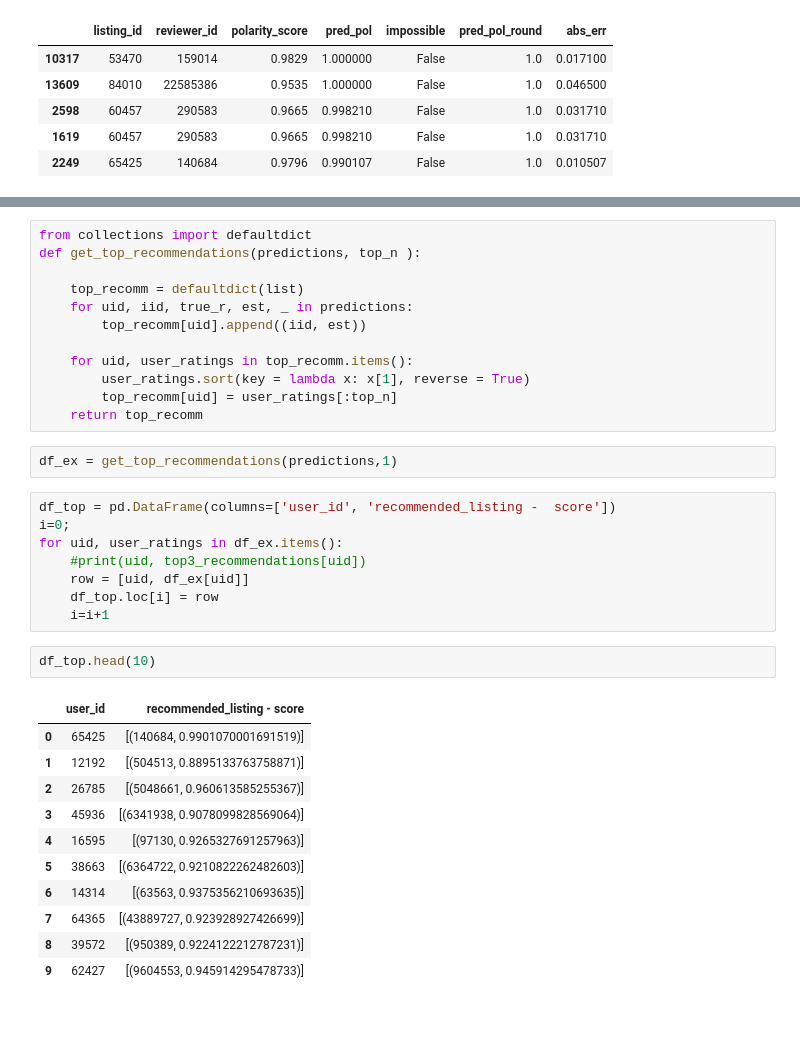
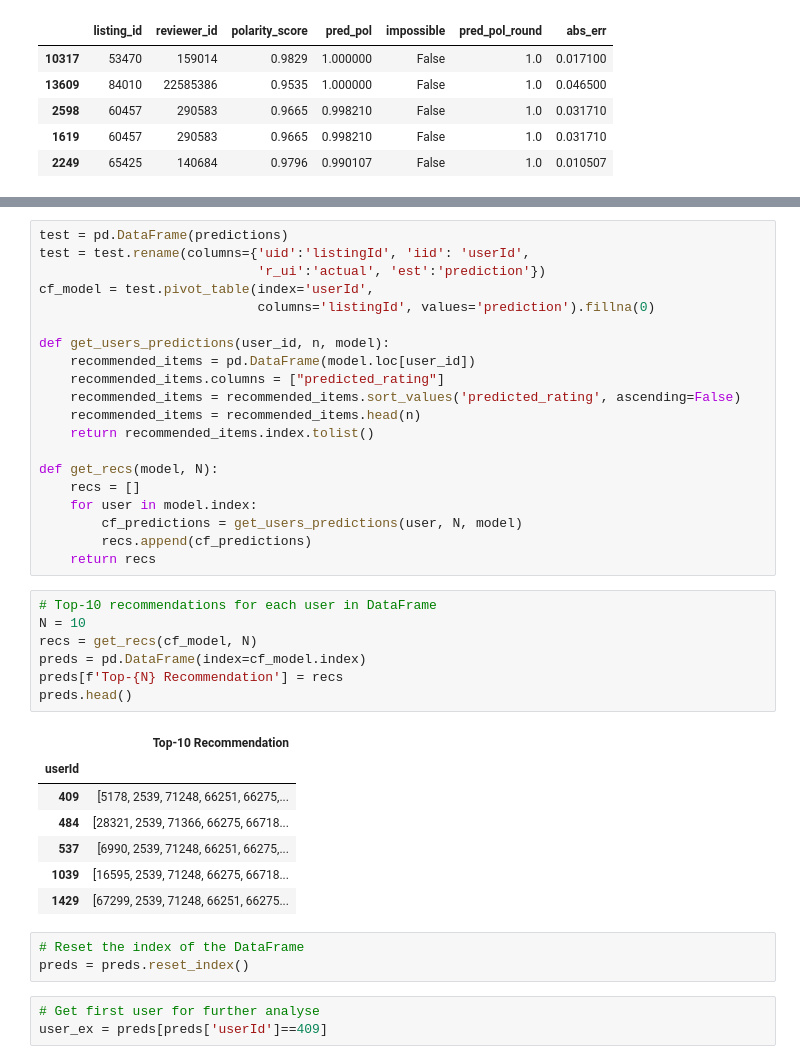
Before and after one commit to kamalova/Airbnb-Recommendation-Engine-NLP, a Jupyter notebook: notebooks/Recommendation_Engine.ipynb, the cells around one changed output, grey strips where cells are left out. Cells and saved outputs as stored; diff of their text form; blank space fills up the shorter version.

```diff
--- a/notebooks/Recommendation_Engine.ipynb
+++ b/notebooks/Recommendation_Engine.ipynb
@@ -257,36 +242,41 @@ Prediction(uid=12192, iid=52696, r_ui=0.9868, est=0.8800256120553356, details={'
-# %%
-from collections import defaultdict
-def get_top_recommendations(predictions, top_n ):
-
-    top_recomm = defaultdict(list)
-    for uid, iid, true_r, est, _ in predictions:
-        top_recomm[uid].append((iid, est))
-
-    for uid, user_ratings in top_recomm.items():
-        user_ratings.sort(key = lambda x: x[1], reverse = True)
-        top_recomm[uid] = user_ratings[:top_n]
-    return top_recomm
-# %%
-df_ex = get_top_recommendations(predictions,1)
-# %%
-df_top = pd.DataFrame(columns=['user_id', 'recommended_listing -  score'])
-i=0;
-for uid, user_ratings in df_ex.items():
-    #print(uid, top3_recommendations[uid])
-    row = [uid, df_ex[uid]]
-    df_top.loc[i] = row
-    i=i+1
-# %%
-df_top.head(10)
-# %% [output]
-|  | user_id | recommended_listing - score |
-| 0 | 65425 | [(140684, 0.9901070001691519)] |
-| 1 | 12192 | [(504513, 0.8895133763758871)] |
-| 2 | 26785 | [(5048661, 0.960613585255367)] |
-| 3 | 45936 | [(6341938, 0.9078099828569064)] |
-| 4 | 16595 | [(97130, 0.9265327691257963)] |
-| 5 | 38663 | [(6364722, 0.9210822262482603)] |
-| 6 | 14314 | [(63563, 0.9375356210693635)] |
-| 7 | 64365 | [(43889727, 0.923928927426699)] |
-| 8 | 39572 | [(950389, 0.9224122212787231)] |
-| 9 | 62427 | [(9604553, 0.945914295478733)] |
+# %%
+test = pd.DataFrame(predictions)
+test = test.rename(columns={'uid':'listingId', 'iid': 'userId',
+                            'r_ui':'actual', 'est':'prediction'})
+cf_model = test.pivot_table(index='userId',
+                            columns='listingId', values='prediction').fillna(0)
+
+def get_users_predictions(user_id, n, model):
+    recommended_items = pd.DataFrame(model.loc[user_id])
+    recommended_items.columns = ["predicted_rating"]
+    recommended_items = recommended_items.sort_values('predicted_rating', ascending=False)
+    recommended_items = recommended_items.head(n)
+    return recommended_items.index.tolist()
+
+def get_recs(model, N):
+    recs = []
+    for user in model.index:
+        cf_predictions = get_users_predictions(user, N, model)
+        recs.append(cf_predictions)
+    return recs
+# %%
+# Top-10 recommendations for each user in DataFrame
+N = 10
+recs = get_recs(cf_model, N)
+preds = pd.DataFrame(index=cf_model.index)
+preds[f'Top-{N} Recommendation'] = recs
+preds.head()
+# %% [output]
+|  | Top-10 Recommendation |
+| userId |  |
+| 409 | [5178, 2539, 71248, 66251, 66275,... |
+| 484 | [28321, 2539, 71366, 66275, 66718... |
+| 537 | [6990, 2539, 71248, 66251, 66275,... |
+| 1039 | [16595, 2539, 71248, 66275, 66718... |
+| 1429 | [67299, 2539, 71248, 66251, 66275... |
+# %%
+# Reset the index of the DataFrame
+preds = preds.reset_index()
+# %%
+# Get first user for further analyse
+user_ex = preds[preds['userId']==409]
```
Also changed, not shown: parts of 27 cells of this notebook.
